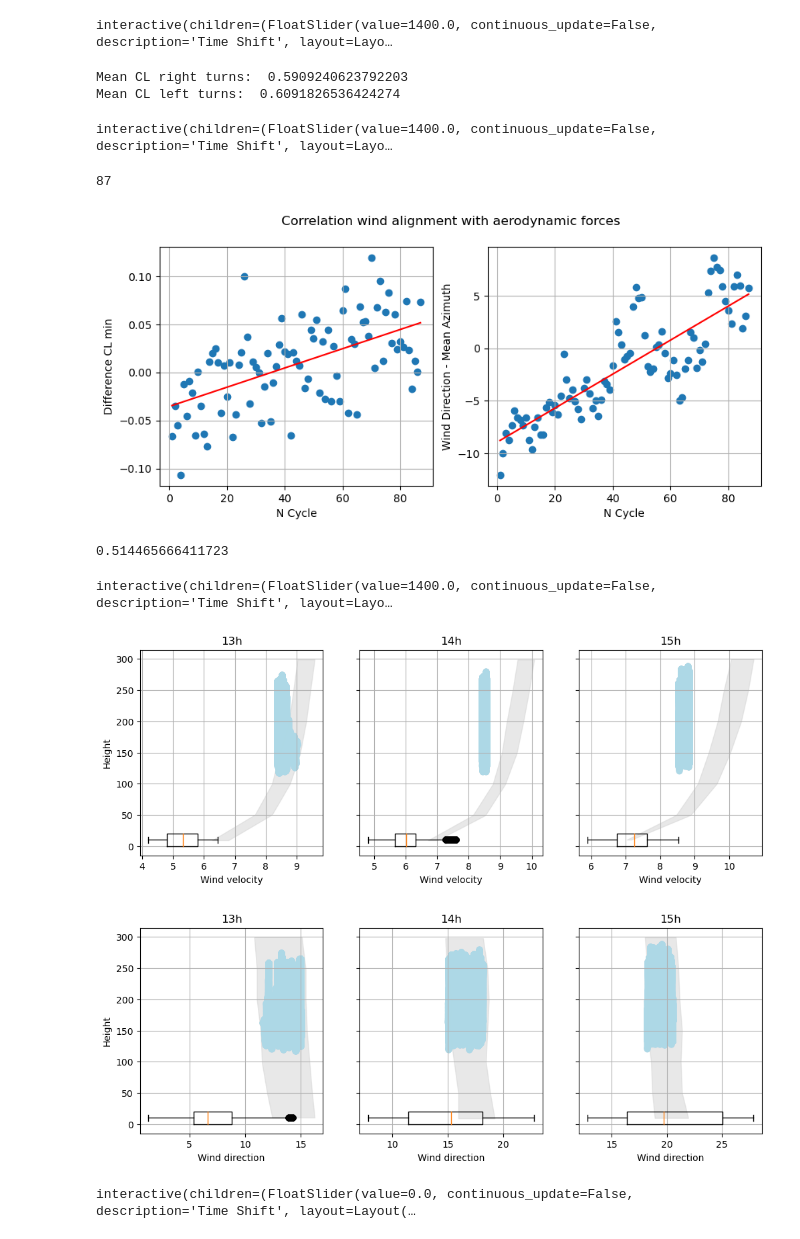
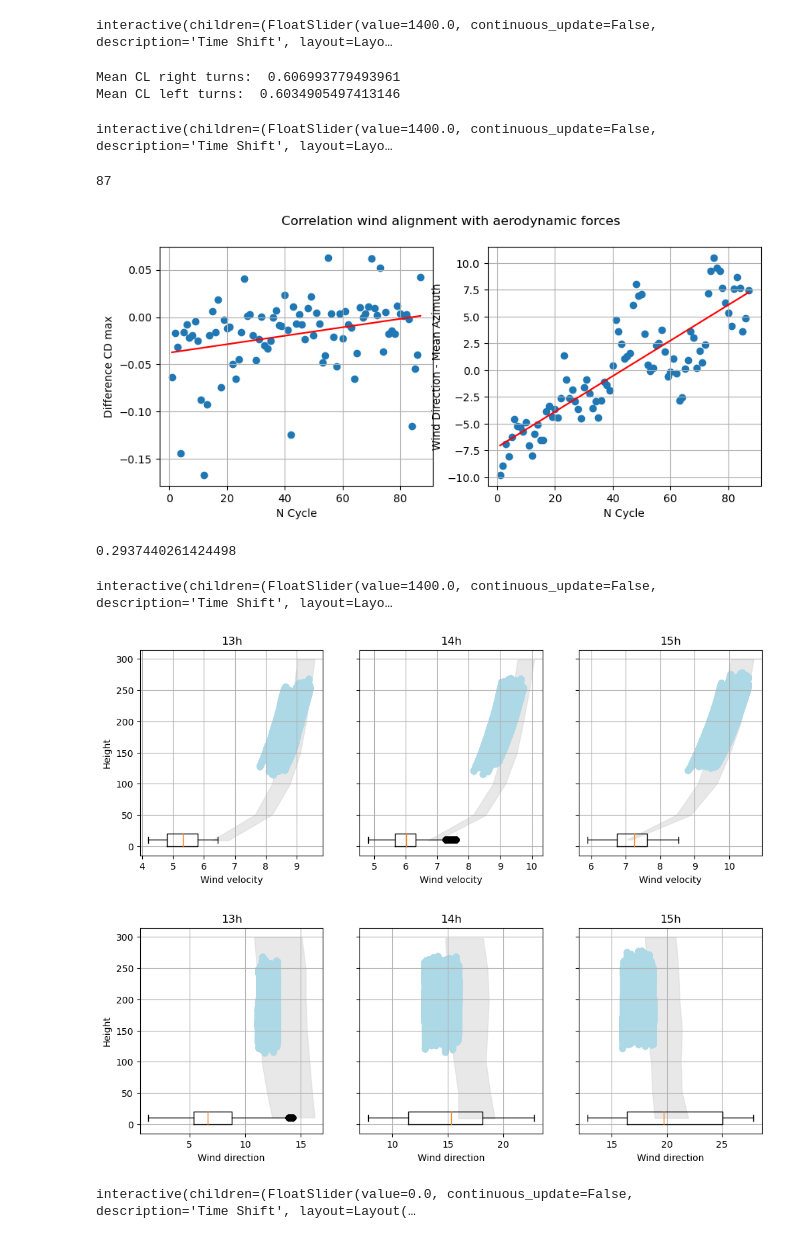
Before and after one commit to ocayon/EKF-AWE, a Jupyter notebook: interactive_plots.ipynb, the cells around one changed output. Saved outputs shown, nothing was run; the diff lists cells and outputs as text; code cells hidden in the pictures.

Commit message:
Clean and make plots pretty

```diff
--- a/interactive_plots.ipynb
+++ b/interactive_plots.ipynb
@@ -8,17 +8,16 @@ import ipywidgets as widgets
 from ipywidgets import interact
 # %%
 # Read Data
-results = pd.read_csv('EKFresults.csv')
-flight_data = pd.read_csv('flightdata.csv')
+results = pd.read_csv('EKFresults_logvw.csv')
+flight_data = pd.read_csv('flightdata_logvw.csv')
 x = results.x
 y = results.y
 z = results.z
 vx = results.vx
 vy = results.vy
 vz = results.vz
-vwx = results.vwx
-vwy = results.vwy
-vwz = results.vwz
+uf = results.uf
+wdir = results.wdir
 CL = results.CL
 CD = results.CD
 CS = results.CS
@@ -31,10 +30,12 @@ roll = results.roll
 yaw = results.yaw
 yaw = np.arccos(np.cos((yaw-180)/180*np.pi))*180/np.pi
 
-vw = np.vstack((np.array(vwx),np.array(vwy),np.array(vwz))).T
+wvel = uf/kappa*np.log(z/z0)
+vw = np.vstack((wvel*np.cos(wdir),wvel*np.sin(wdir),np.zeros(len(wvel)))).T
 wvel = np.linalg.norm(vw,axis=1)
-wdir = np.arctan2(vwy,vwx)*180/np.pi
-va = np.vstack((np.array(vwx-vx),np.array(vwy-vy),np.array(vwz-vz))).T
+wdir = wdir*180/np.pi
+v = np.vstack((np.array(vx),np.array(vy),np.array(vz))).T
+va = vw-v
 va_mod = np.linalg.norm(va,axis = 1)
 
 time = flight_data.time - flight_data['time'].iloc[0]
@@ -42,9 +43,13 @@ measured_aoa = flight_data['airspeed_angle_of_attack']
 measured_va = flight_data['airspeed_apparent_windspeed']
 meas_course = flight_data['kite_course']
 meas_pitch = flight_data['kite_0_pitch']-5
+meas_pitch1 = flight_data['kite_1_pitch']-5
 meas_roll = flight_data['kite_0_roll']-5
+meas_roll1 = flight_data['kite_1_roll']-5
 meas_yaw = flight_data['kite_0_yaw']
 meas_yaw = np.arccos(np.cos(meas_yaw/180*np.pi))*180/np.pi
+meas_yaw1 = flight_data['kite_1_yaw']
+meas_yaw1 = np.arccos(np.cos(meas_yaw1/180*np.pi))*180/np.pi
 measured_wdir = -flight_data['est_upwind_direction']*180/np.pi-90+360
 measured_wvel = flight_data['est_wind_velocity']
 
@@ -127,10 +132,8 @@ meas_Ft = flight_data['ground_tether_force']
 meas_heading = flight_data['kite_heading']
 meas_course = flight_data['kite_course']
 mean_az = np.mean(az)
-for i in range(len(CL)):
-    angle.append(np.arctan(vwy[i]/vwx[i])*180/np.pi)
-results.windir = np.array(angle)
-windir = results.windir
+
+windir = wdir
 
 CL_right = np.mean(CLw[turn_right])
 CL_left = np.mean(CLw[turn_left])
@@ -183,8 +186,8 @@ time_range_slider = widgets.FloatSlider(
 time_range_slider.layout.width = '50%'  # You can adjust the percentage as needed
 interactive_plot = interact(update_plots, time_shift=time_shift_slider, time_range=time_range_slider)
 # %% [output]
-Mean CL right turns:  0.5909240623792203
-Mean CL left turns:  0.6091826536424274
+Mean CL right turns:  0.606993779493961
+Mean CL left turns:  0.6034905497413146
 interactive(children=(FloatSlider(value=1400.0, continuous_update=False, description='Time Shift', layout=Layo…
 # %%
 ### ASSYMETRY in Forces
@@ -201,10 +204,10 @@ count = 0
 for i in range(len(time)):
     if dep[i] and new_cycle:
         mask = (time >= t_start) & (time <= time[i])
-        CL_right.append(np.min(CLw[mask&turn_right]))
-        CD_right.append(np.min(CDw[mask&turn_right]))
-        CL_left.append(np.min(CLw[mask&turn_left]))
-        CD_left.append(np.min(CDw[mask&turn_left]))
+        CL_right.append(np.max(CLw[mask&turn_right]))
+        CD_right.append(np.max(CDw[mask&turn_right]))
+        CL_left.append(np.max(CLw[mask&turn_left]))
+        CD_left.append(np.max(CDw[mask&turn_left]))
         mean_az.append(np.mean(az[mask&pow]))
         mean_wdir.append(np.mean(windir[mask&pow]))
         new_cycle = False
@@ -212,40 +215,40 @@ for i in range(len(time)):
         t_start = time[i]
         new_cycle = True
         count +=1
 cycles = np.arange(1,count+1)
-CLdiff = np.array(CL_right)-np.array(CL_left)
+CDdiff = -np.array(CD_right)+np.array(CD_left)
 dirdiff = np.array(mean_az)-np.array(mean_wdir)
-coefficients = np.polyfit(cycles, CLdiff, 1)
+coefficients = np.polyfit(cycles, CDdiff, 1)
 polynomial = np.poly1d(coefficients)
 CLdiff_fit = polynomial(cycles)  # Calculate Cl values for the trendline
 coefficients = np.polyfit(cycles, dirdiff, 1)
 polynomial = np.poly1d(coefficients)
 dirdiff_fit = polynomial(cycles)  # Calculate Cl values for the trendline
 print(count)
 fig, axs = plt.subplots(1, 2, figsize=(10, 4))
 for ax in axs:
         ax.grid()
-axs[0].scatter(cycles,CLdiff)
+axs[0].scatter(cycles,CDdiff)
 axs[0].plot(cycles,CLdiff_fit,'r')
-axs[0].set_ylabel('Difference CL min')
+axs[0].set_ylabel('Difference CD max')
 axs[0].set_xlabel('N Cycle')
 
 axs[1].scatter(cycles,dirdiff)
 axs[1].plot(cycles,dirdiff_fit,'r')
 axs[1].set_ylabel('Wind Direction - Mean Azimuth')
 axs[1].set_xlabel('N Cycle')
 # Set the title for the entire figure
 fig.suptitle('Correlation wind alignment with aerodynamic forces')
 
 plt.show()
 
-correlation_matrix = np.corrcoef(CLdiff,dirdiff)
+correlation_matrix = np.corrcoef(CDdiff,dirdiff)
 correlation_coefficient = correlation_matrix[0, 1]
 print(correlation_coefficient)
 # %% [output]
 87
-[figure, old version]
+[figure, new version]
-0.514465666411723
+0.2937440261424498
 # %%
 # Plot Euler Angles
 def update_plots(time_shift, time_range):
@@ -357,8 +363,8 @@ for i in range(len(hours)):
     start = end
     end = start+36000
 # %% [output]
-[figure, old version]
+[figure, new version]
-[figure, old version]
+[figure, new version]
 # %%
 # Plot wind speed and direction
 def update_plots(time_shift, time_range):
```
Also changed, not shown: parts of 2 cells of this notebook, 3 other files.
